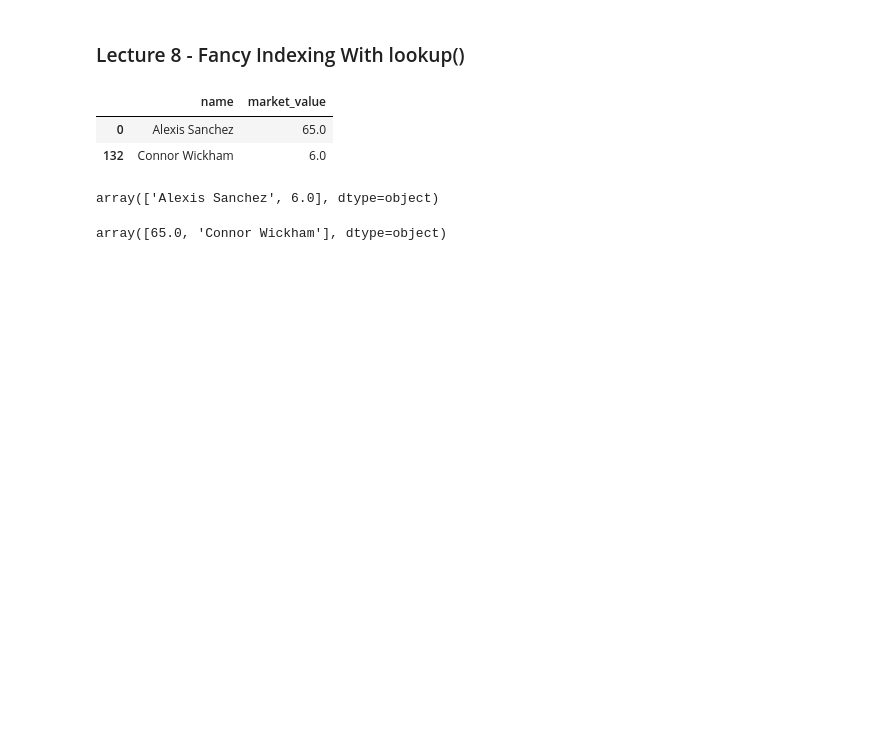
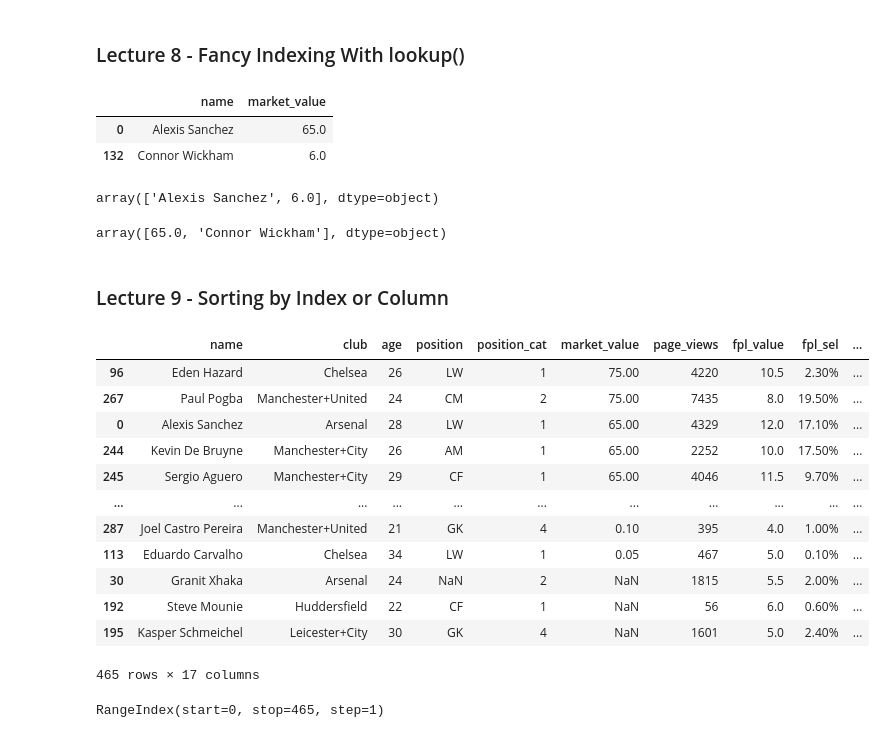
Before and after one commit to momchilantonov/ultimate_pandas_bootcamp, a Jupyter notebook: lectures/DataFrames in Depth.ipynb, the cells around one changed output. Drawn from its saved outputs; the diff is of its cells as text; code cells hidden in the pictures; blank space fills up the shorter version.

Commit message:
DFs in Depth - Sorting By Index Or Column

```diff
--- a/lectures/DataFrames in Depth.ipynb
+++ b/lectures/DataFrames in Depth.ipynb
@@ -752,0 +755,2 @@ attributes = ['age', 'market_value', 'page_views']
+# %% [markdown]
+### Lecture 9 - Sorting by Index or Column
@@ -753 +759,21 @@ attributes = ['age', 'market_value', 'page_views']
+# %%
+players_data.sort_values(by='market_value', ascending=False)
+# %% [output]
+|  | name | club | age | position | position_cat | market_value | page_views | fpl_value | fpl_sel | ... |
+| 96 | Eden Hazard | Chelsea | 26 | LW | 1 | 75.00 | 4220 | 10.5 | 2.30% | ... |
+| 267 | Paul Pogba | Manchester+United | 24 | CM | 2 | 75.00 | 7435 | 8.0 | 19.50% | ... |
+| 0 | Alexis Sanchez | Arsenal | 28 | LW | 1 | 65.00 | 4329 | 12.0 | 17.10% | ... |
+| 244 | Kevin De Bruyne | Manchester+City | 26 | AM | 1 | 65.00 | 2252 | 10.0 | 17.50% | ... |
+| 245 | Sergio Aguero | Manchester+City | 29 | CF | 1 | 65.00 | 4046 | 11.5 | 9.70% | ... |
+| ... | ... | ... | ... | ... | ... | ... | ... | ... | ... | ... |
+| 287 | Joel Castro Pereira | Manchester+United | 21 | GK | 4 | 0.10 | 395 | 4.0 | 1.00% | ... |
+| 113 | Eduardo Carvalho | Chelsea | 34 | LW | 1 | 0.05 | 467 | 5.0 | 0.10% | ... |
+| 30 | Granit Xhaka | Arsenal | 24 | NaN | 2 | NaN | 1815 | 5.5 | 2.00% | ... |
+| 192 | Steve Mounie | Huddersfield | 22 | CF | 1 | NaN | 56 | 6.0 | 0.60% | ... |
+| 195 | Kasper Schmeichel | Leicester+City | 30 | GK | 4 | NaN | 1601 | 5.0 | 2.40% | ... |
+465 rows × 17 columns
+# %%
+players_data.index
+# %% [output]
+RangeIndex(start=0, stop=465, step=1)
 # %%
```
Also changed, not shown: parts of 10 cells of this notebook.
